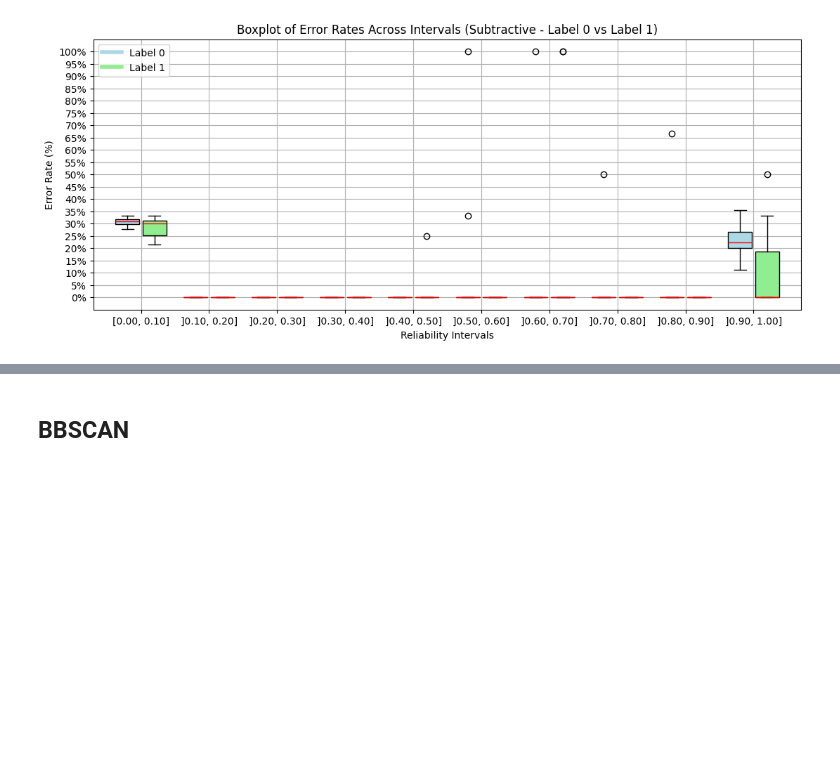
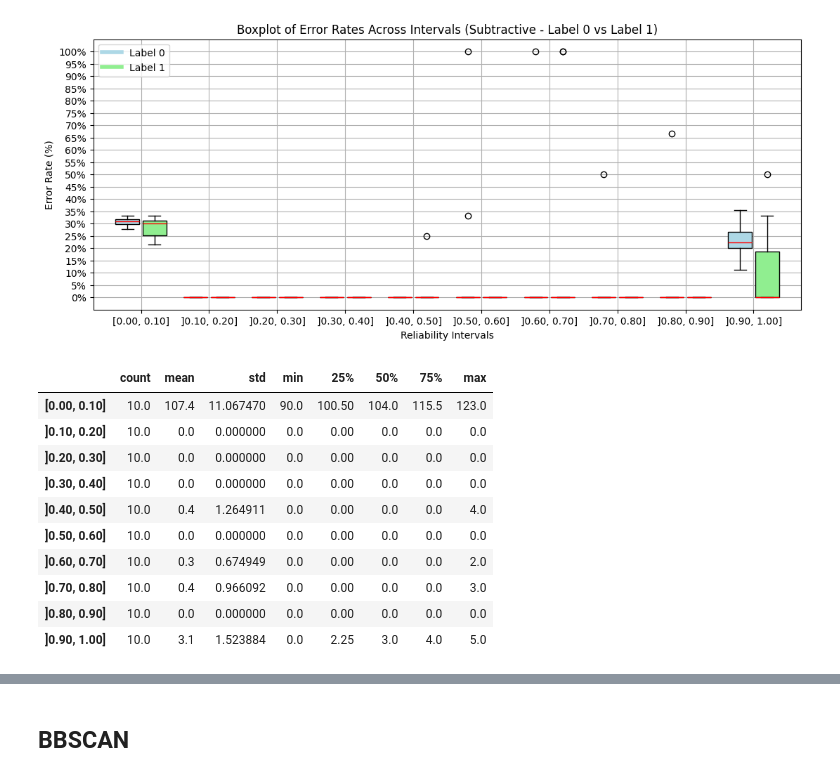
Before and after one commit to Oak10/pointwise-benchmark, a Jupyter notebook: samples_9/results.ipynb, the cells around one changed output, grey strips where cells are left out. Saved outputs shown, nothing was run; the diff lists cells and outputs as text; code cells hidden in the pictures; blank space fills up the shorter version.

Commit message:
samples data describe

```diff
--- a/samples_9/results.ipynb
+++ b/samples_9/results.ipynb
@@ -205,3 +207,50 @@ all_intervals_error_1 = list(zip(
 plot_boxplot_intervals_error_rate(all_intervals_error_0, all_intervals_error_1, "Subtractive")
 # %% [output]
 [figure]
+# %%
+# Data stats
+
+combined_label_0 = [
+    np.array(main_sub_correct_0) + np.array(main_sub_incorrect_0),
+    np.array(s1_sub_correct_0) + np.array(s1_sub_incorrect_0),
+    np.array(s2_sub_correct_0) + np.array(s2_sub_incorrect_0),
+    np.array(s3_sub_correct_0) + np.array(s3_sub_incorrect_0),
+    np.array(s4_sub_correct_0) + np.array(s4_sub_incorrect_0),
+    np.array(s5_sub_correct_0) + np.array(s5_sub_incorrect_0),
+    np.array(s6_sub_correct_0) + np.array(s6_sub_incorrect_0),
+    np.array(s7_sub_correct_0) + np.array(s7_sub_incorrect_0),
+    np.array(s8_sub_correct_0) + np.array(s8_sub_incorrect_0),
+    np.array(s9_sub_correct_0) + np.array(s9_sub_incorrect_0)
+]
+
+combined_label_1 = [
+    np.array(main_sub_correct_1) + np.array(main_sub_incorrect_1),
+    np.array(s1_sub_correct_1) + np.array(s1_sub_incorrect_1),
+    np.array(s2_sub_correct_1) + np.array(s2_sub_incorrect_1),
+    np.array(s3_sub_correct_1) + np.array(s3_sub_incorrect_1),
+    np.array(s4_sub_correct_1) + np.array(s4_sub_incorrect_1),
+    np.array(s5_sub_correct_1) + np.array(s5_sub_incorrect_1),
+    np.array(s6_sub_correct_1) + np.array(s6_sub_incorrect_1),
+    np.array(s7_sub_correct_1) + np.array(s7_sub_incorrect_1),
+    np.array(s8_sub_correct_1) + np.array(s8_sub_incorrect_1),
+    np.array(s9_sub_correct_1) + np.array(s9_sub_incorrect_1)
+]
+
+# Create DataFrames
+df_label_0 = pd.DataFrame(combined_label_0, columns=interval_labels)
+df_label_1 = pd.DataFrame(combined_label_1, columns=interval_labels)
+
+
+df_label_1.describe().T
+# %% [output]
+|  | count | mean | std | min | 25% | 50% | 75% | max |
+| [0.00, 0.10] | 10.0 | 107.4 | 11.067470 | 90.0 | 100.50 | 104.0 | 115.5 | 123.0 |
+| ]0.10, 0.20] | 10.0 | 0.0 | 0.000000 | 0.0 | 0.00 | 0.0 | 0.0 | 0.0 |
+| ]0.20, 0.30] | 10.0 | 0.0 | 0.000000 | 0.0 | 0.00 | 0.0 | 0.0 | 0.0 |
+| ]0.30, 0.40] | 10.0 | 0.0 | 0.000000 | 0.0 | 0.00 | 0.0 | 0.0 | 0.0 |
+| ]0.40, 0.50] | 10.0 | 0.4 | 1.264911 | 0.0 | 0.00 | 0.0 | 0.0 | 4.0 |
+| ]0.50, 0.60] | 10.0 | 0.0 | 0.000000 | 0.0 | 0.00 | 0.0 | 0.0 | 0.0 |
+| ]0.60, 0.70] | 10.0 | 0.3 | 0.674949 | 0.0 | 0.00 | 0.0 | 0.0 | 2.0 |
+| ]0.70, 0.80] | 10.0 | 0.4 | 0.966092 | 0.0 | 0.00 | 0.0 | 0.0 | 3.0 |
+| ]0.80, 0.90] | 10.0 | 0.0 | 0.000000 | 0.0 | 0.00 | 0.0 | 0.0 | 0.0 |
+| ]0.90, 1.00] | 10.0 | 3.1 | 1.523884 | 0.0 | 2.25 | 3.0 | 4.0 | 5.0 |
```
Also changed, not shown: parts of 10 cells of this notebook.
